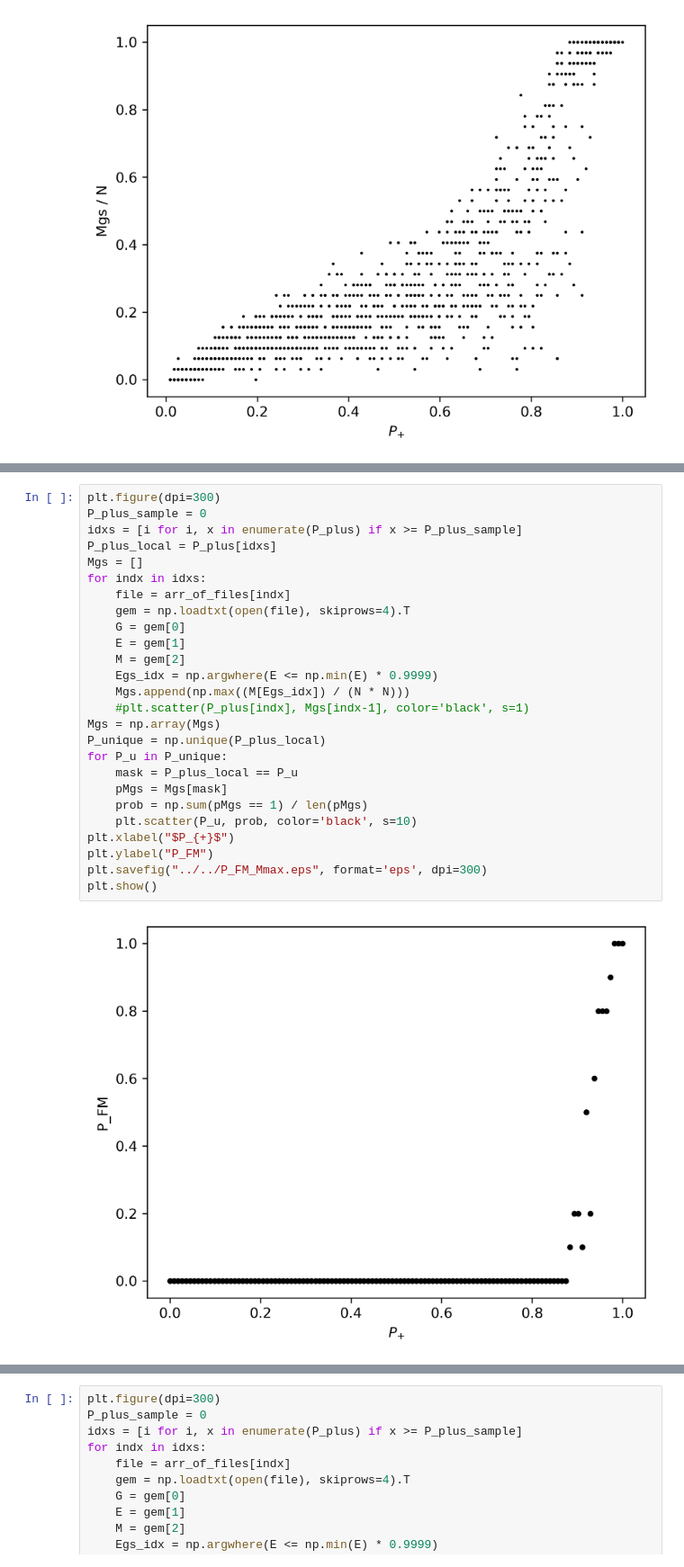
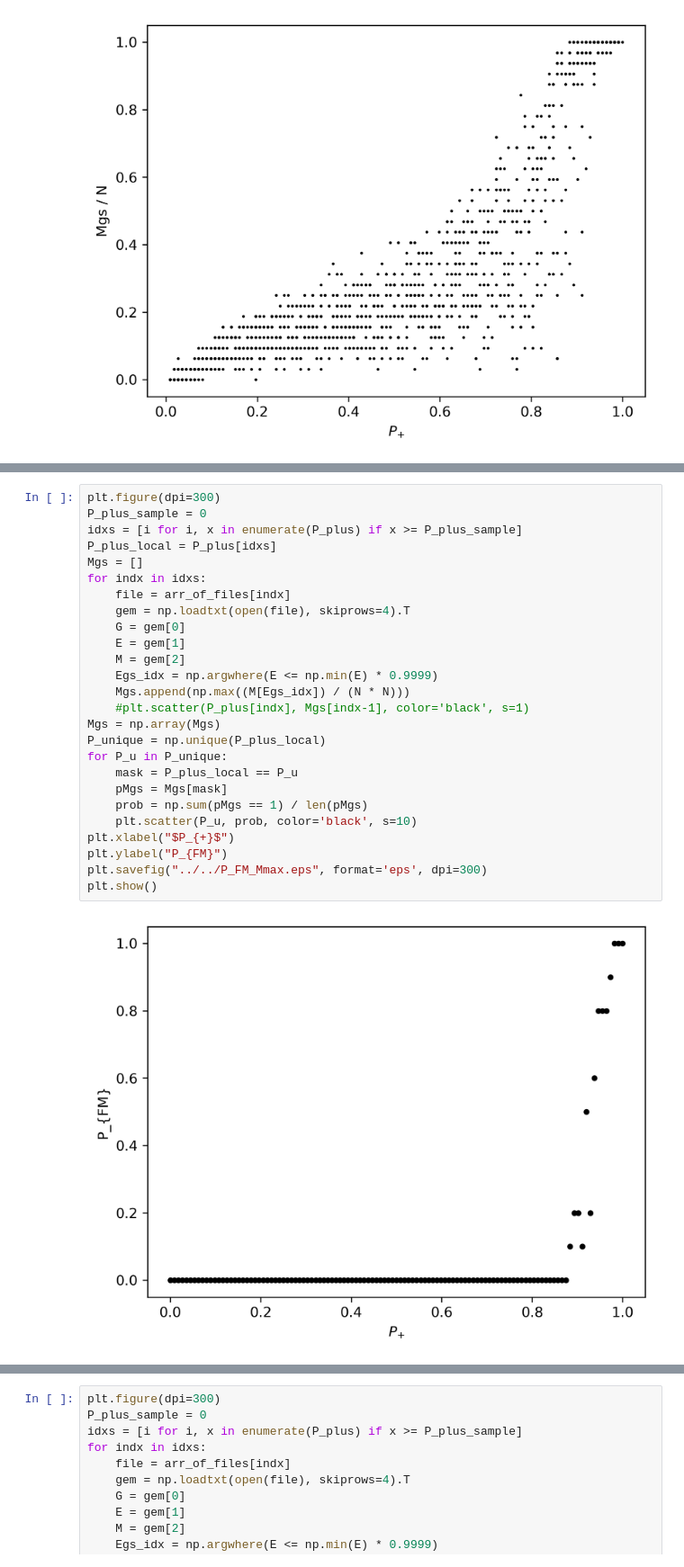
Before and after one commit to feirime/Ground-state-search-2D-Ising-model, a Jupyter notebook: images/scripts_and_programs/Entropy/Ggs.ipynb, the cells around one changed output, grey strips where cells are left out. Shown at 90% size. Drawn from its saved outputs; the diff is of its cells as text.

```diff
--- a/images/scripts_and_programs/Entropy/Ggs.ipynb
+++ b/images/scripts_and_programs/Entropy/Ggs.ipynb
@@ -116,31 +116,31 @@ plt.show()
 # %%
 plt.figure(dpi=300)
 P_plus_sample = 0
 idxs = [i for i, x in enumerate(P_plus) if x >= P_plus_sample]
 P_plus_local = P_plus[idxs]
 Mgs = []
 for indx in idxs:
     file = arr_of_files[indx]
     gem = np.loadtxt(open(file), skiprows=4).T
     G = gem[0]
     E = gem[1]
     M = gem[2]
     Egs_idx = np.argwhere(E <= np.min(E) * 0.9999)
     Mgs.append(np.max((M[Egs_idx]) / (N * N)))
     #plt.scatter(P_plus[indx], Mgs[indx-1], color='black', s=1)
 Mgs = np.array(Mgs)
 P_unique = np.unique(P_plus_local)
 for P_u in P_unique:
     mask = P_plus_local == P_u
     pMgs = Mgs[mask]
     prob = np.sum(pMgs == 1) / len(pMgs)
     plt.scatter(P_u, prob, color='black', s=10)
 plt.xlabel("$P_{+}$")
-plt.ylabel("P_FM")
+plt.ylabel("P_{FM}")
 plt.savefig("../../P_FM_Mmax.eps", format='eps', dpi=300)
 plt.show()
 # %% [output]
-[figure, old version]
+[figure, new version]
 # %%
 plt.figure(dpi=300)
 P_plus_sample = 0
```
Also changed, not shown: parts of 2 cells of this notebook, 2 other files.
